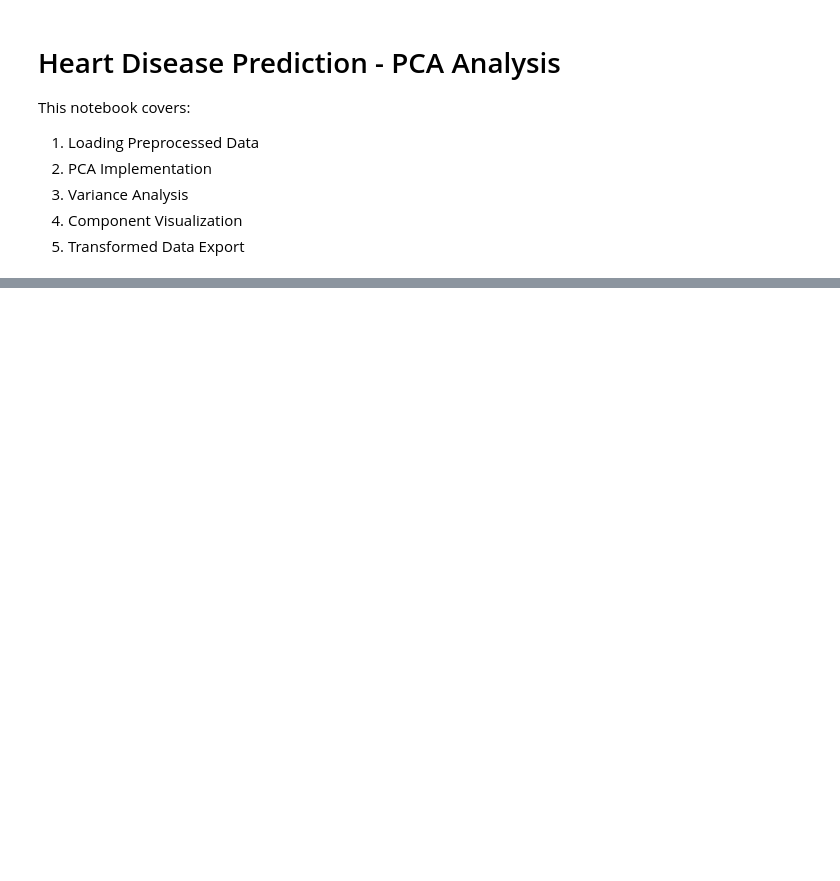
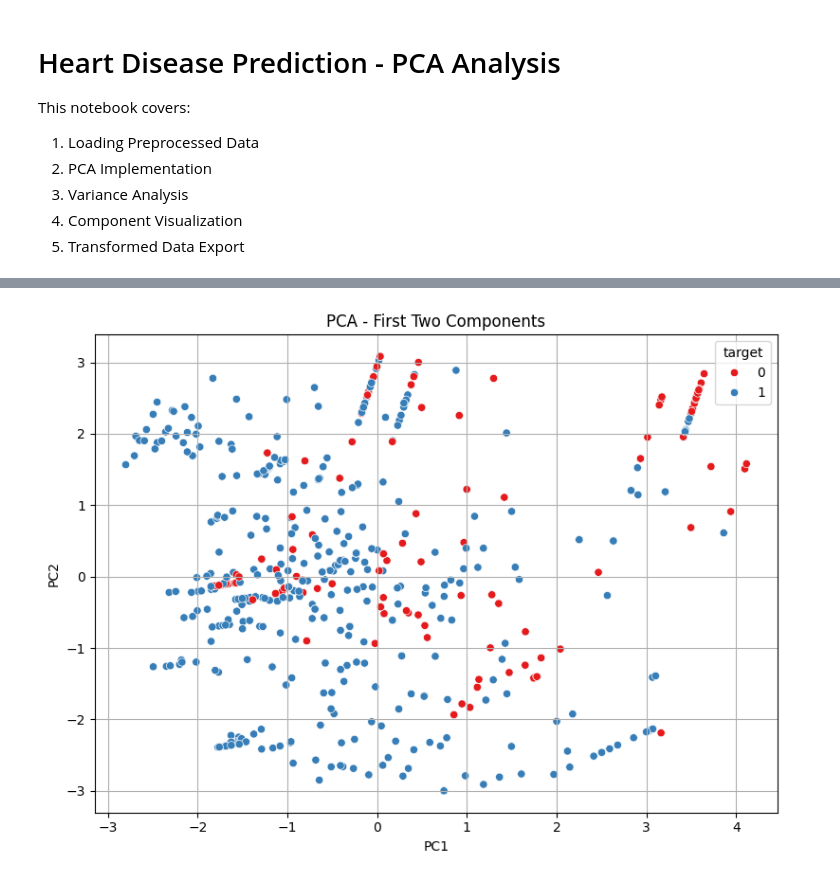
Before and after one commit to rahmamohax/Heart_Disease_Project, a Jupyter notebook: notebooks/02_pca_analysis.ipynb, the cells around one changed output, grey strips where cells are left out. Drawn from its saved outputs; the diff is of its cells as text; code cells hidden in the pictures; blank space fills up the shorter version.

```diff
--- a/notebooks/02_pca_analysis.ipynb
+++ b/notebooks/02_pca_analysis.ipynb
@@ -33,0 +86,12 @@ NameError: name 'df' is not defined
+# %%
+# 2D Scatter plot using first 2 principal components
+plt.figure(figsize=(8, 6))
+sns.scatterplot(x=pca_df['PC1'], y=pca_df['PC2'], hue=pca_df['target'], palette='Set1')
+plt.title('PCA - First Two Components')
+plt.xlabel('PC1')
+plt.ylabel('PC2')
+plt.grid(True)
+plt.tight_layout()
+plt.show()
+# %% [output]
+[figure, added]
```
Also changed, not shown: parts of 5 cells of this notebook.
